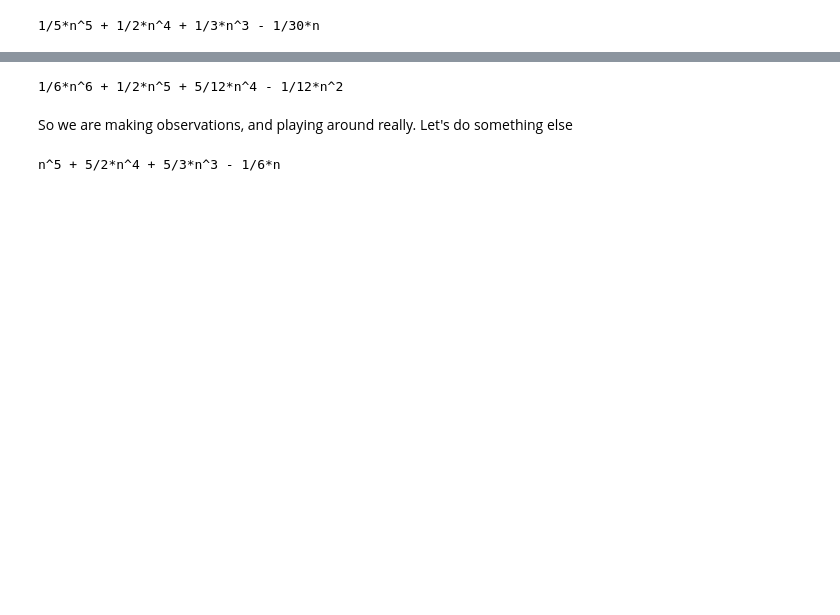
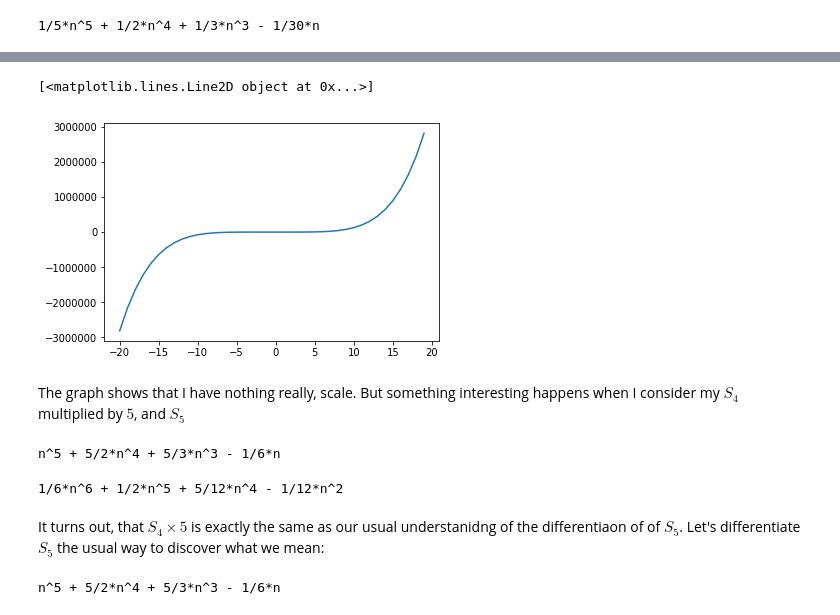
Before and after one commit to jgab3103/Jamie-Gabriel, a Jupyter notebook: Notebooks/jovyan/MathNotebooks/Algebraic_Calculus_Notes_13.ipynb, the cells around one changed output, grey strips where cells are left out. Cells and saved outputs as stored; diff of their text form; code cells hidden in the pictures; blank space fills up the shorter version.

```diff
--- a/Notebooks/jovyan/MathNotebooks/Algebraic_Calculus_Notes_13.ipynb
+++ b/Notebooks/jovyan/MathNotebooks/Algebraic_Calculus_Notes_13.ipynb
@@ -130,9 +127,22 @@ n^5 + 5/2*n^4 + 5/3*n^3 - 1/6*n
+# %%
+x_values = np.arange(-20, 20)
+y_values = [S4_mult5.subs(n = i) for i in x_values]
+plt.plot(x_values, y_values)
+# %% [output]
+[<matplotlib.lines.Line2D object at 0x...>]
+[figure, added]
+# %% [markdown]
+The graph shows that I have nothing really, scale. But something interesting happens when I consider my $S_4$ multiplied by $5$, and $S_5$
+# %%
+show(S4_mult5)
+# %% [output]
+n^5 + 5/2*n^4 + 5/3*n^3 - 1/6*n
 # %%
 show(S5)
 # %% [output]
 1/6*n^6 + 1/2*n^5 + 5/12*n^4 - 1/12*n^2
-# %% [markdown]
-So we are making observations, and playing around really. Let's do something else
+# %% [markdown]
+It turns out, that $S_4 \times 5$ is exactly the same as our usual understanidng of the differentiaon of of $S_5$. Let's differentiate $S_5$ the usual way to discover what we mean:
 # %%
 show(sp.diff(S5))
 # %% [output]
```
Also changed, not shown: parts of 26 cells of this notebook.
